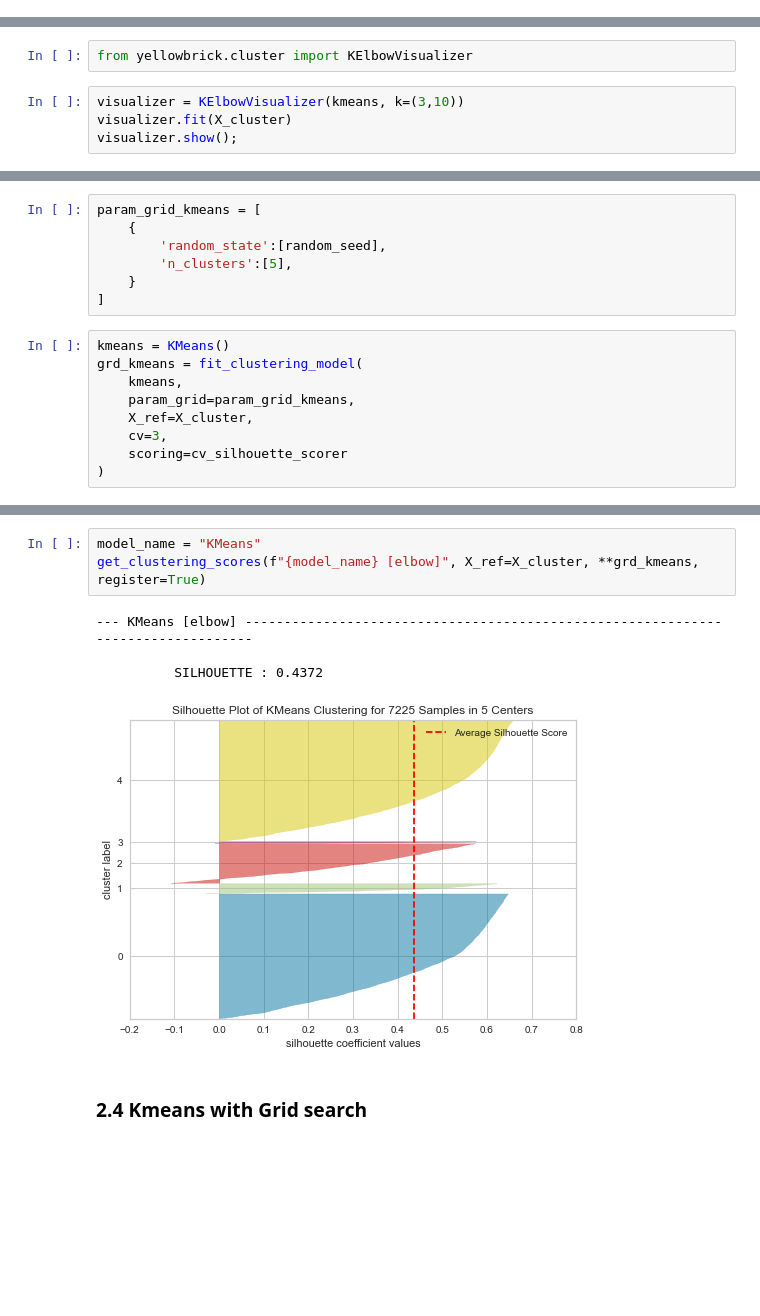
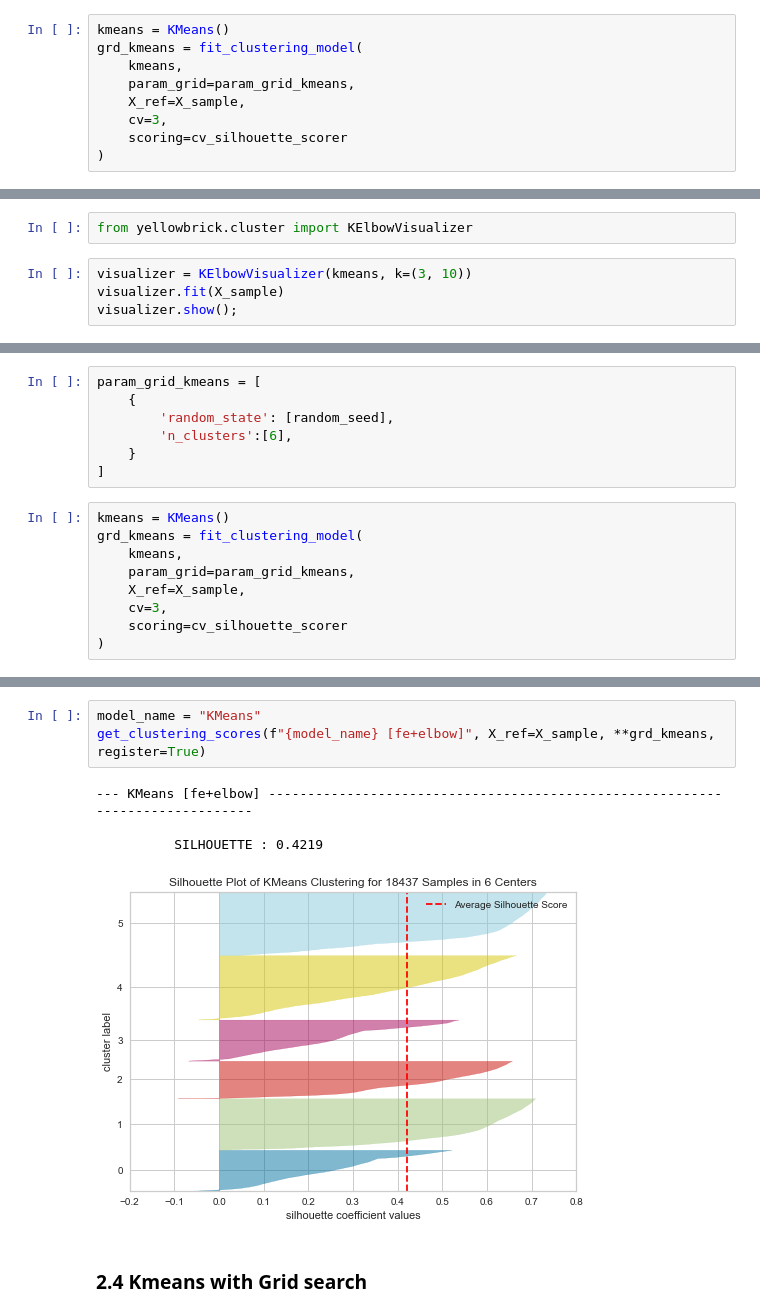
Before and after one commit to Valkea/OC_AI_05, a Jupyter notebook: 02_Clustering.ipynb, the cells around one changed output, grey strips where cells are left out. Saved outputs shown, nothing was run; the diff lists cells and outputs as text; blank space fills up the shorter version.

```diff
--- a/02_Clustering.ipynb
+++ b/02_Clustering.ipynb
@@ -827,0 +951,9 @@ get_clustering_scores(f"{model_name} [basic]", X_ref=X_cluster, **grd_kmeans, re
+# %%
+kmeans = KMeans()
+grd_kmeans = fit_clustering_model(
+    kmeans,
+    param_grid=param_grid_kmeans,
+    X_ref=X_sample,
+    cv=3,
+    scoring=cv_silhouette_scorer
+)
@@ -830,7 +993,7 @@ get_clustering_scores(f"{model_name} [basic]", X_ref=X_cluster, **grd_kmeans, re
 # %%
 from yellowbrick.cluster import KElbowVisualizer
 # %%
-visualizer = KElbowVisualizer(kmeans, k=(3,10))
-visualizer.fit(X_cluster)
+visualizer = KElbowVisualizer(kmeans, k=(3, 10))
+visualizer.fit(X_sample)
 visualizer.show();
 # %% [output]
@@ -840,8 +1003,8 @@ visualizer.show();
 # %%
 param_grid_kmeans = [
     {
-        'random_state':[random_seed],
-        'n_clusters':[5],
+        'random_state': [random_seed],
+        'n_clusters':[6],
     }
 ]
 # %%
@@ -849,7 +1012,7 @@ kmeans = KMeans()
 grd_kmeans = fit_clustering_model(
     kmeans,
     param_grid=param_grid_kmeans,
-    X_ref=X_cluster,
+    X_ref=X_sample,
     cv=3,
     scoring=cv_silhouette_scorer
 )
@@ -873,11 +1036,11 @@ grd_kmeans['grid'].best_params_
 # %%
 model_name = "KMeans"
-get_clustering_scores(f"{model_name} [elbow]", X_ref=X_cluster, **grd_kmeans, register=True)
+get_clustering_scores(f"{model_name} [fe+elbow]", X_ref=X_sample, **grd_kmeans, register=True)
 # %% [output]
---- KMeans [elbow] ---------------------------------------------------------------------------------
+--- KMeans [fe+elbow] ------------------------------------------------------------------------------
 
-          SILHOUETTE : 0.4372
+          SILHOUETTE : 0.4219
-[figure, old version]
+[figure, new version]
 # %% [markdown]
 ### 2.4 Kmeans with Grid search
 # %%
```
Also changed, not shown: parts of 59 cells of this notebook.
